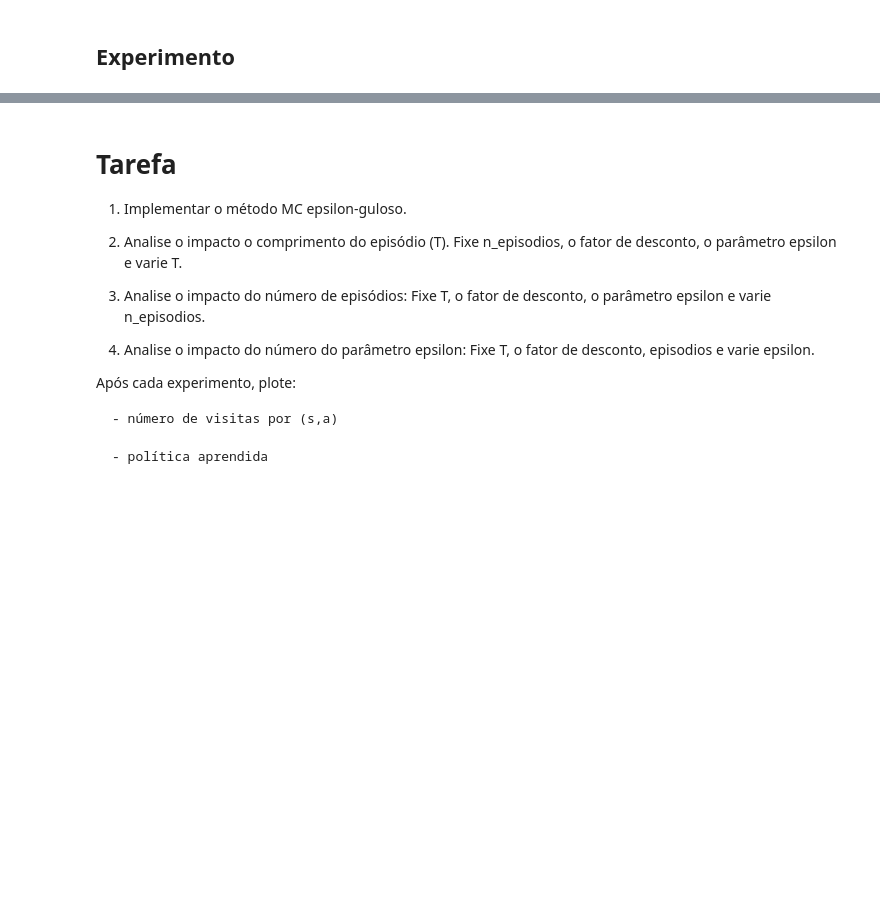
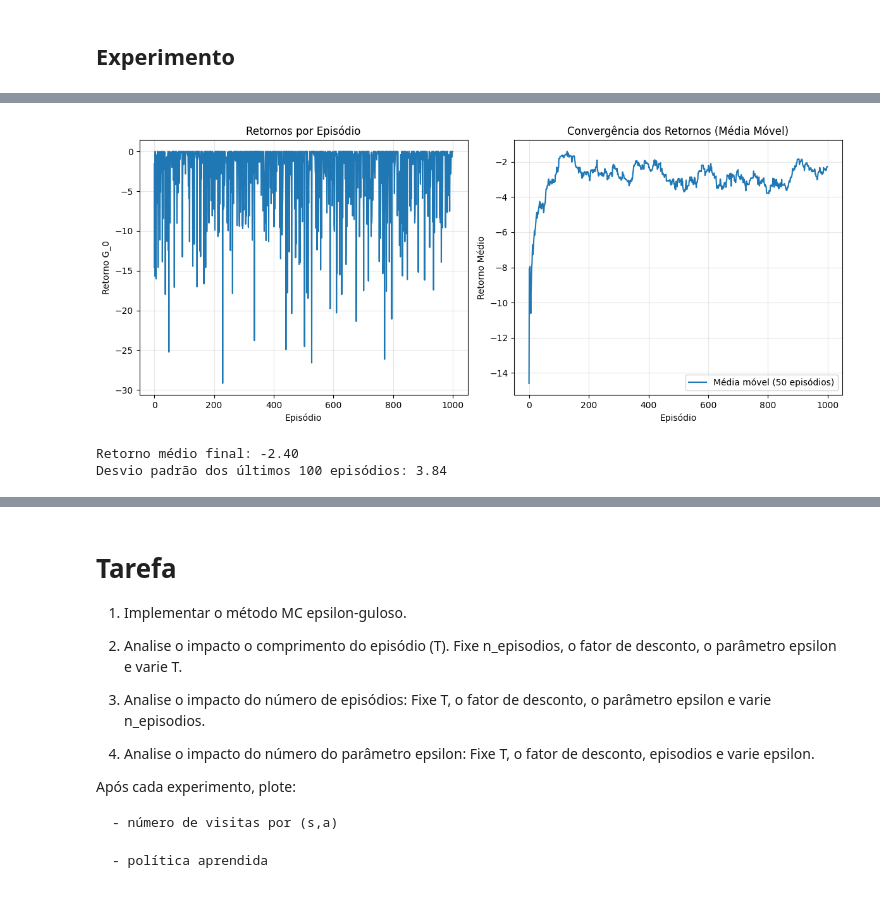
Before and after one commit to danluan/rl-labs, a Jupyter notebook: lab-6/lab_6_MC_epsilon_guloso.ipynb, the cells around one changed output, grey strips where cells are left out. Saved outputs shown, nothing was run; the diff lists cells and outputs as text; code cells hidden in the pictures; blank space fills up the shorter version.

```diff
--- a/lab-6/lab_6_MC_epsilon_guloso.ipynb
+++ b/lab-6/lab_6_MC_epsilon_guloso.ipynb
@@ -515,0 +588,32 @@ plot_visitas_log(n_visitas)
+# %%
+# Análise do comportamento dos retornos ao longo dos episódios
+plt.figure(figsize=(12, 5))
+
+plt.subplot(1, 2, 1)
+plt.plot(retornos)
+plt.title("Retornos por Episódio")
+plt.xlabel("Episódio")
+plt.ylabel("Retorno G_0")
+plt.grid(alpha=0.3)
+
+plt.subplot(1, 2, 2)
+# Média móvel dos retornos para suavizar a visualização
+window = 50
+if len(retornos) >= window:
+    retornos_suavizados = [np.mean(retornos[max(0, i-window):i+1]) for i in range(len(retornos))]
+    plt.plot(retornos_suavizados, label=f'Média móvel ({window} episódios)')
+    plt.title("Convergência dos Retornos (Média Móvel)")
+    plt.xlabel("Episódio")
+    plt.ylabel("Retorno Médio")
+    plt.legend()
+    plt.grid(alpha=0.3)
+
+plt.tight_layout()
+plt.show()
+
+print(f"Retorno médio final: {np.mean(retornos[-100:]):.2f}")
+print(f"Desvio padrão dos últimos 100 episódios: {np.std(retornos[-100:]):.2f}")
+# %% [output]
+[figure, added]
+Retorno médio final: -2.40
+Desvio padrão dos últimos 100 episódios: 3.84
```
Also changed, not shown: parts of 5 cells of this notebook, 1 other file.
